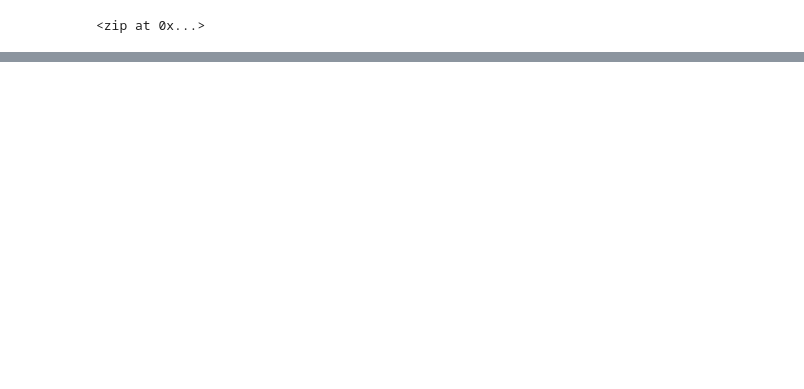
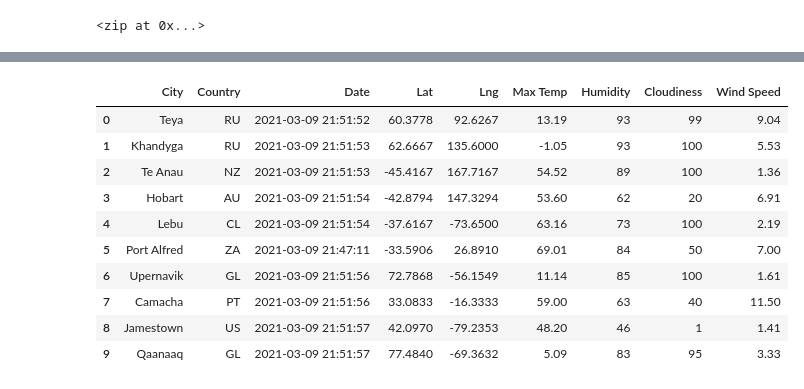
Before and after one commit to fletchrk/World_Weather_Analysis, a Jupyter notebook: WeatherPy.ipynb, the cells around one changed output, grey strips where cells are left out. Drawn from its saved outputs; the diff is of its cells as text; code cells hidden in the pictures; blank space fills up the shorter version.

```diff
--- a/WeatherPy.ipynb
+++ b/WeatherPy.ipynb
@@ -56,0 +63,4 @@ len(cities)
+# %%
+# Starting URL for Weather Map API Call.
+url = "http://api.openweathermap.org/data/2.5/weather?units=Imperial&APPID=" + weather_api_key
+print(url)
@@ -56,0 +152,18 @@ len(cities)
+# %%
+# Convert the array of dictionaries to a Pandas DataFrame.
+city_data_df = pd.DataFrame(city_data)
+new_column_order = ["City", "Country", "Date", "Lat", "Lng", "Max Temp", "Humidity", "Cloudiness", "Wind Speed"]
+city_data_df = city_data_df[new_column_order]
+city_data_df.head(10)
+# %% [output]
+|  | City | Country | Date | Lat | Lng | Max Temp | Humidity | Cloudiness | Wind Speed |
+| 0 | Teya | RU | 2021-03-09 21:51:52 | 60.3778 | 92.6267 | 13.19 | 93 | 99 | 9.04 |
+| 1 | Khandyga | RU | 2021-03-09 21:51:53 | 62.6667 | 135.6000 | -1.05 | 93 | 100 | 5.53 |
+| 2 | Te Anau | NZ | 2021-03-09 21:51:53 | -45.4167 | 167.7167 | 54.52 | 89 | 100 | 1.36 |
+| 3 | Hobart | AU | 2021-03-09 21:51:54 | -42.8794 | 147.3294 | 53.60 | 62 | 20 | 6.91 |
+| 4 | Lebu | CL | 2021-03-09 21:51:54 | -37.6167 | -73.6500 | 63.16 | 73 | 100 | 2.19 |
+| 5 | Port Alfred | ZA | 2021-03-09 21:47:11 | -33.5906 | 26.8910 | 69.01 | 84 | 50 | 7.00 |
+| 6 | Upernavik | GL | 2021-03-09 21:51:56 | 72.7868 | -56.1549 | 11.14 | 85 | 100 | 1.61 |
+| 7 | Camacha | PT | 2021-03-09 21:51:56 | 33.0833 | -16.3333 | 59.00 | 63 | 40 | 11.50 |
+| 8 | Jamestown | US | 2021-03-09 21:51:57 | 42.0970 | -79.2353 | 48.20 | 46 | 1 | 1.41 |
+| 9 | Qaanaaq | GL | 2021-03-09 21:51:57 | 77.4840 | -69.3632 | 5.09 | 83 | 95 | 3.33 |
```
Also changed, not shown: parts of 7 cells of this notebook.
